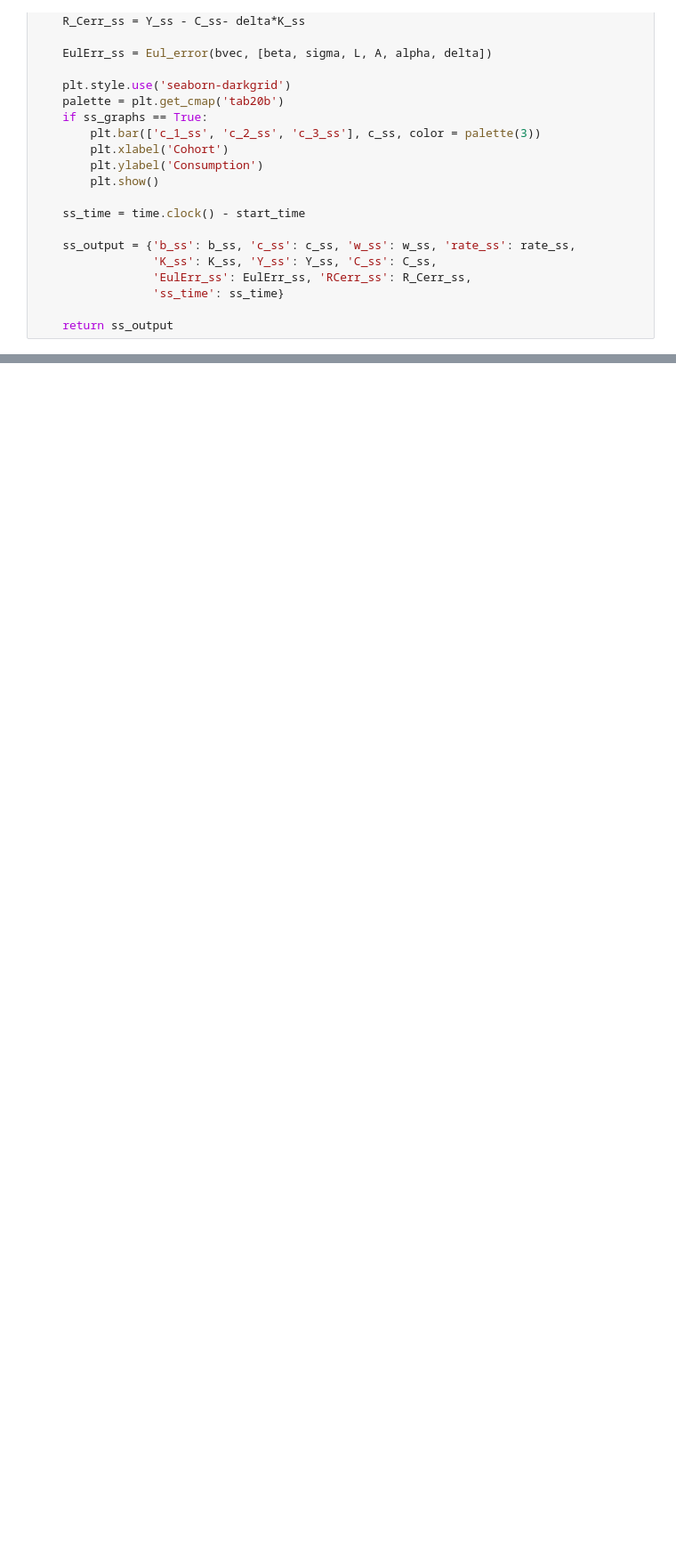
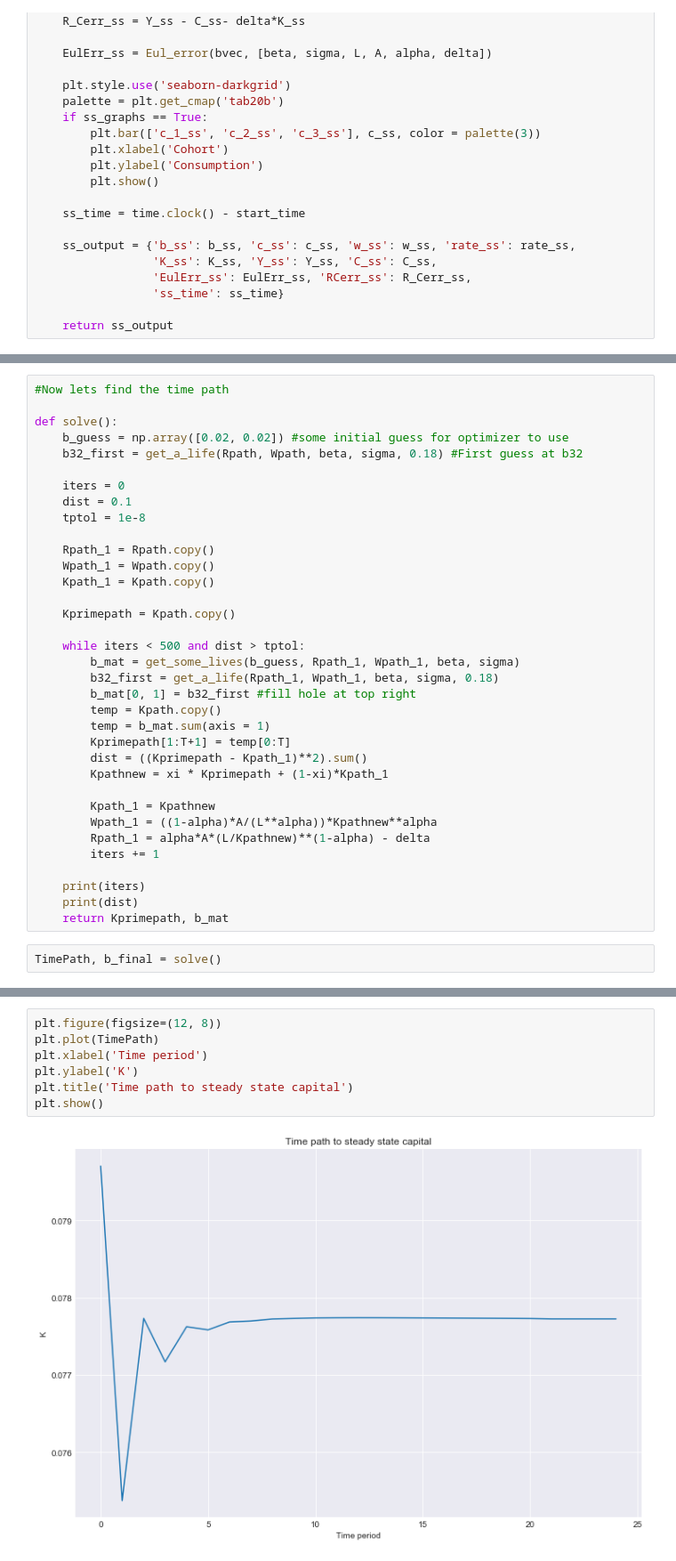
Before and after one commit to TimMunday/BootCamp2018, a Jupyter notebook: ProbSets/Econ/Week3/PS_3.ipynb, the cells around one changed output, grey strips where cells are left out. Shown at 89% size. Cells and saved outputs as stored; diff of their text form; blank space fills up the shorter version.

```diff
--- a/ProbSets/Econ/Week3/PS_3.ipynb
+++ b/ProbSets/Econ/Week3/PS_3.ipynb
@@ -217,0 +318,37 @@ output_2
+# %%
+#Now lets find the time path
+
+def solve():
+    b_guess = np.array([0.02, 0.02]) #some initial guess for optimizer to use
+    b32_first = get_a_life(Rpath, Wpath, beta, sigma, 0.18) #First guess at b32
+
+    iters = 0
+    dist = 0.1
+    tptol = 1e-8
+
+    Rpath_1 = Rpath.copy()
+    Wpath_1 = Wpath.copy()
+    Kpath_1 = Kpath.copy()
+
+    Kprimepath = Kpath.copy()
+
+    while iters < 500 and dist > tptol:
+        b_mat = get_some_lives(b_guess, Rpath_1, Wpath_1, beta, sigma)
+        b32_first = get_a_life(Rpath_1, Wpath_1, beta, sigma, 0.18)
+        b_mat[0, 1] = b32_first #fill hole at top right
+        temp = Kpath.copy()
+        temp = b_mat.sum(axis = 1)
+        Kprimepath[1:T+1] = temp[0:T]
+        dist = ((Kprimepath - Kpath_1)**2).sum()
+        Kpathnew = xi * Kprimepath + (1-xi)*Kpath_1
+
+        Kpath_1 = Kpathnew
+        Wpath_1 = ((1-alpha)*A/(L**alpha))*Kpathnew**alpha
+        Rpath_1 = alpha*A*(L/Kpathnew)**(1-alpha) - delta
+        iters += 1
+
+    print(iters)
+    print(dist)
+    return Kprimepath, b_mat
+# %%
+TimePath, b_final = solve()
@@ -217,0 +358,9 @@ output_2
+# %%
+plt.figure(figsize=(12, 8))
+plt.plot(TimePath)
+plt.xlabel('Time period')
+plt.ylabel('K')
+plt.title('Time path to steady state capital')
+plt.show()
+# %% [output]
+[figure, added]
```
Also changed, not shown: parts of 20 cells of this notebook, 4 other files.
